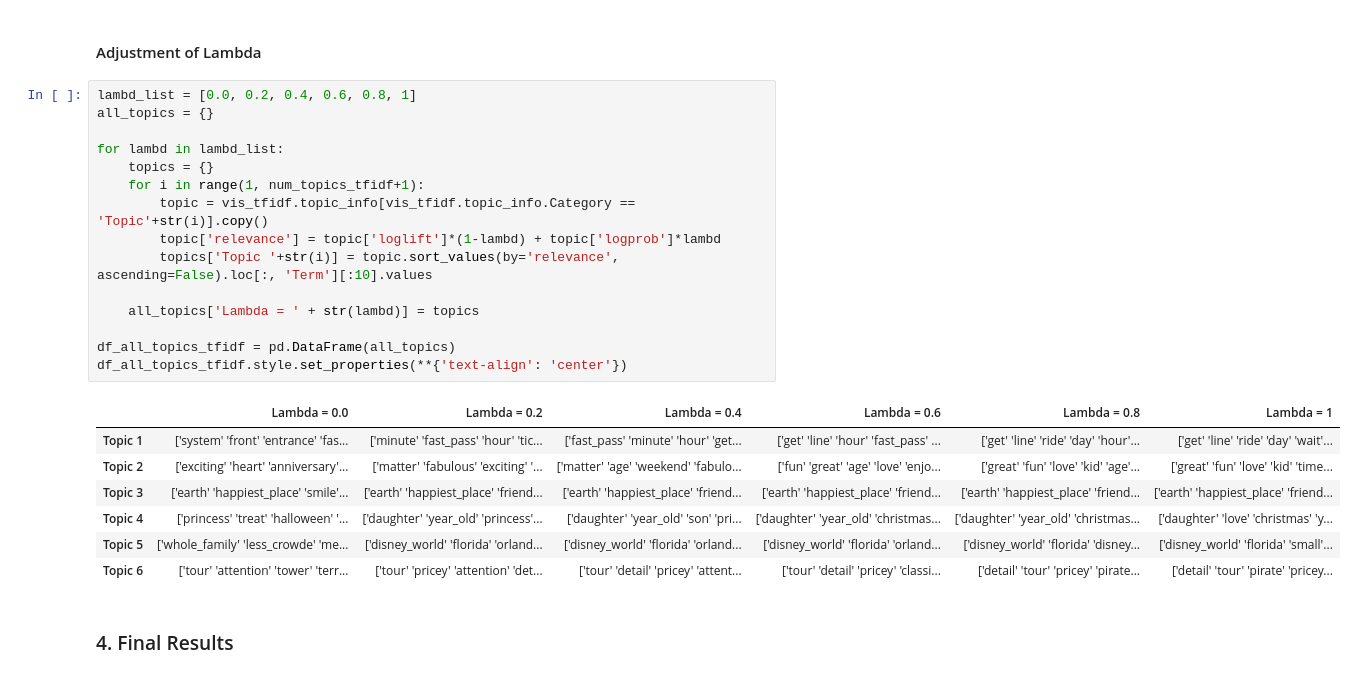
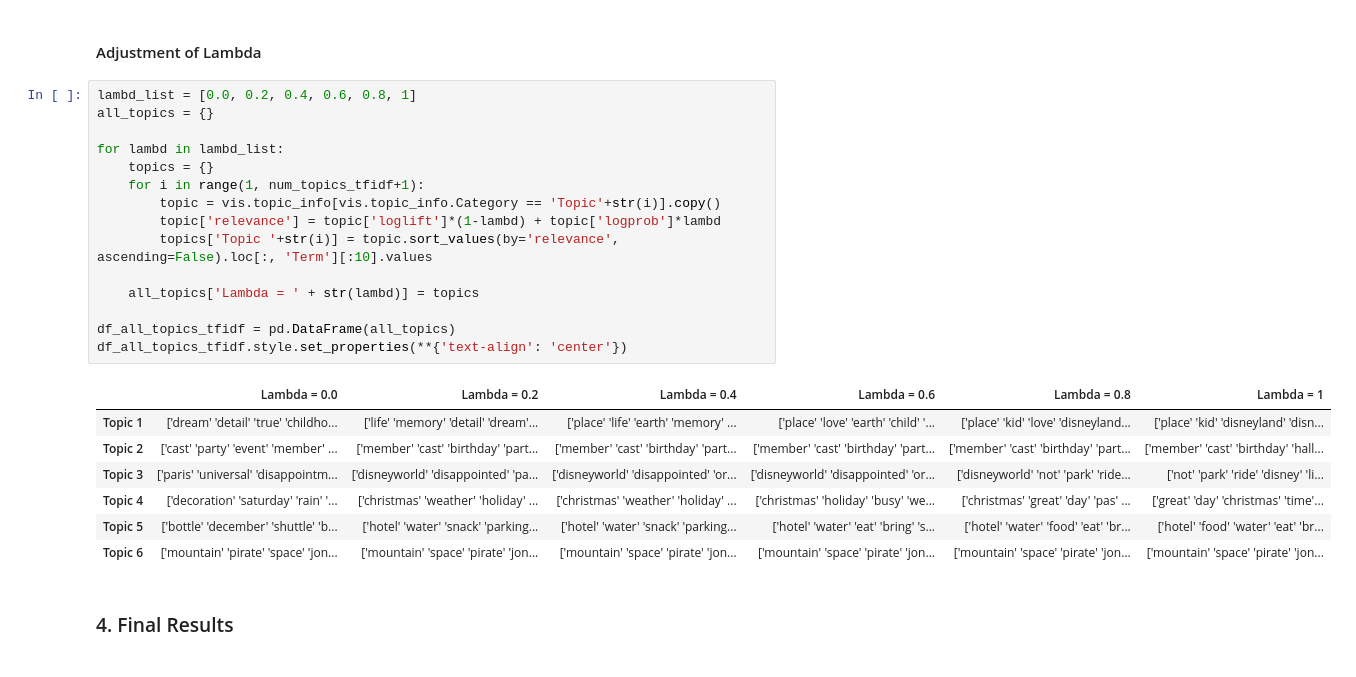
Before and after one commit to ls-schwnstr/Topic-Modeling, a Jupyter notebook: LDA_TFIDF.ipynb, the cells around one changed output. Cells and saved outputs as stored; diff of their text form.

```diff
--- a/LDA_TFIDF.ipynb
+++ b/LDA_TFIDF.ipynb
@@ -328,26 +328,26 @@ df_topic_keywords
 # %%
 lambd_list = [0.0, 0.2, 0.4, 0.6, 0.8, 1]
 all_topics = {}
 
 for lambd in lambd_list:
     topics = {}
     for i in range(1, num_topics_tfidf+1):
-        topic = vis_tfidf.topic_info[vis_tfidf.topic_info.Category == 'Topic'+str(i)].copy()
+        topic = vis.topic_info[vis.topic_info.Category == 'Topic'+str(i)].copy()
         topic['relevance'] = topic['loglift']*(1-lambd) + topic['logprob']*lambd
         topics['Topic '+str(i)] = topic.sort_values(by='relevance', ascending=False).loc[:, 'Term'][:10].values
 
     all_topics['Lambda = ' + str(lambd)] = topics
 
 df_all_topics_tfidf = pd.DataFrame(all_topics)
 df_all_topics_tfidf.style.set_properties(**{'text-align': 'center'})
 # %% [output]
 |  | Lambda = 0.0 | Lambda = 0.2 | Lambda = 0.4 | Lambda = 0.6 | Lambda = 0.8 | Lambda = 1 |
-| Topic 1 | ['system' 'front' 'entrance' 'fas... | ['minute' 'fast_pass' 'hour' 'tic... | ['fast_pass' 'minute' 'hour' 'get... | ['get' 'line' 'hour' 'fast_pass' ... | ['get' 'line' 'ride' 'day' 'hour'... | ['get' 'line' 'ride' 'day' 'wait'... |
-| Topic 2 | ['exciting' 'heart' 'anniversary'... | ['matter' 'fabulous' 'exciting' '... | ['matter' 'age' 'weekend' 'fabulo... | ['fun' 'great' 'age' 'love' 'enjo... | ['great' 'fun' 'love' 'kid' 'age'... | ['great' 'fun' 'love' 'kid' 'time... |
-| Topic 3 | ['earth' 'happiest_place' 'smile'... | ['earth' 'happiest_place' 'friend... | ['earth' 'happiest_place' 'friend... | ['earth' 'happiest_place' 'friend... | ['earth' 'happiest_place' 'friend... | ['earth' 'happiest_place' 'friend... |
-| Topic 4 | ['princess' 'treat' 'halloween' '... | ['daughter' 'year_old' 'princess'... | ['daughter' 'year_old' 'son' 'pri... | ['daughter' 'year_old' 'christmas... | ['daughter' 'year_old' 'christmas... | ['daughter' 'love' 'christmas' 'y... |
-| Topic 5 | ['whole_family' 'less_crowde' 'me... | ['disney_world' 'florida' 'orland... | ['disney_world' 'florida' 'orland... | ['disney_world' 'florida' 'orland... | ['disney_world' 'florida' 'disney... | ['disney_world' 'florida' 'small'... |
-| Topic 6 | ['tour' 'attention' 'tower' 'terr... | ['tour' 'pricey' 'attention' 'det... | ['tour' 'detail' 'pricey' 'attent... | ['tour' 'detail' 'pricey' 'classi... | ['detail' 'tour' 'pricey' 'pirate... | ['detail' 'tour' 'pirate' 'pricey... |
+| Topic 1 | ['dream' 'detail' 'true' 'childho... | ['life' 'memory' 'detail' 'dream'... | ['place' 'life' 'earth' 'memory' ... | ['place' 'love' 'earth' 'child' '... | ['place' 'kid' 'love' 'disneyland... | ['place' 'kid' 'disneyland' 'disn... |
+| Topic 2 | ['cast' 'party' 'event' 'member' ... | ['member' 'cast' 'birthday' 'part... | ['member' 'cast' 'birthday' 'part... | ['member' 'cast' 'birthday' 'part... | ['member' 'cast' 'birthday' 'part... | ['member' 'cast' 'birthday' 'hall... |
+| Topic 3 | ['paris' 'universal' 'disappointm... | ['disneyworld' 'disappointed' 'pa... | ['disneyworld' 'disappointed' 'or... | ['disneyworld' 'disappointed' 'or... | ['disneyworld' 'not' 'park' 'ride... | ['not' 'park' 'ride' 'disney' 'li... |
+| Topic 4 | ['decoration' 'saturday' 'rain' '... | ['christmas' 'weather' 'holiday' ... | ['christmas' 'weather' 'holiday' ... | ['christmas' 'holiday' 'busy' 'we... | ['christmas' 'great' 'day' 'pas' ... | ['great' 'day' 'christmas' 'time'... |
+| Topic 5 | ['bottle' 'december' 'shuttle' 'b... | ['hotel' 'water' 'snack' 'parking... | ['hotel' 'water' 'snack' 'parking... | ['hotel' 'water' 'eat' 'bring' 's... | ['hotel' 'water' 'food' 'eat' 'br... | ['hotel' 'food' 'water' 'eat' 'br... |
+| Topic 6 | ['mountain' 'pirate' 'space' 'jon... | ['mountain' 'space' 'pirate' 'jon... | ['mountain' 'space' 'pirate' 'jon... | ['mountain' 'space' 'pirate' 'jon... | ['mountain' 'space' 'pirate' 'jon... | ['mountain' 'space' 'pirate' 'jon... |
 # %% [markdown]
 ### 4. Final Results
 # %% [markdown]
```
Also changed, not shown: parts of 10 cells of this notebook.
